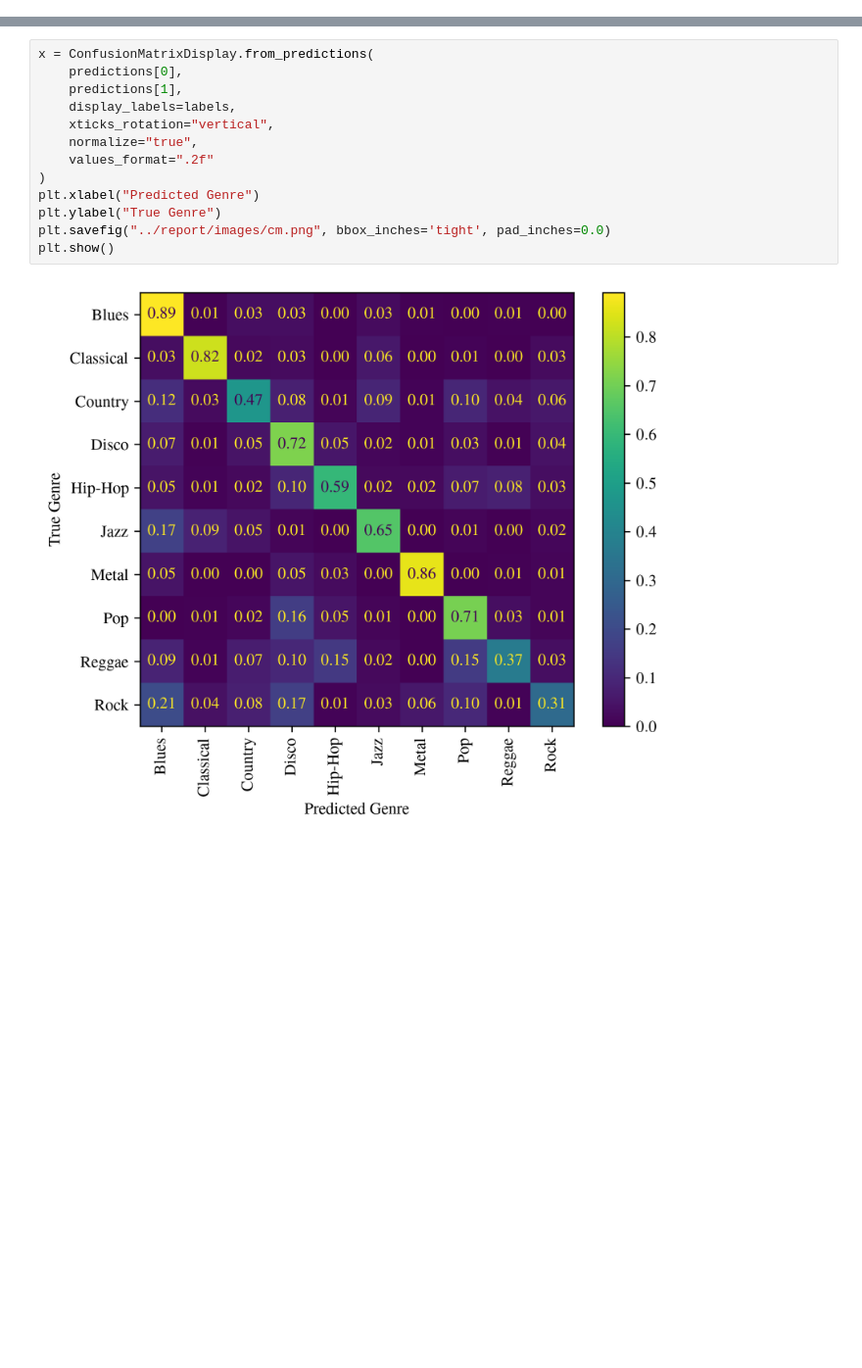
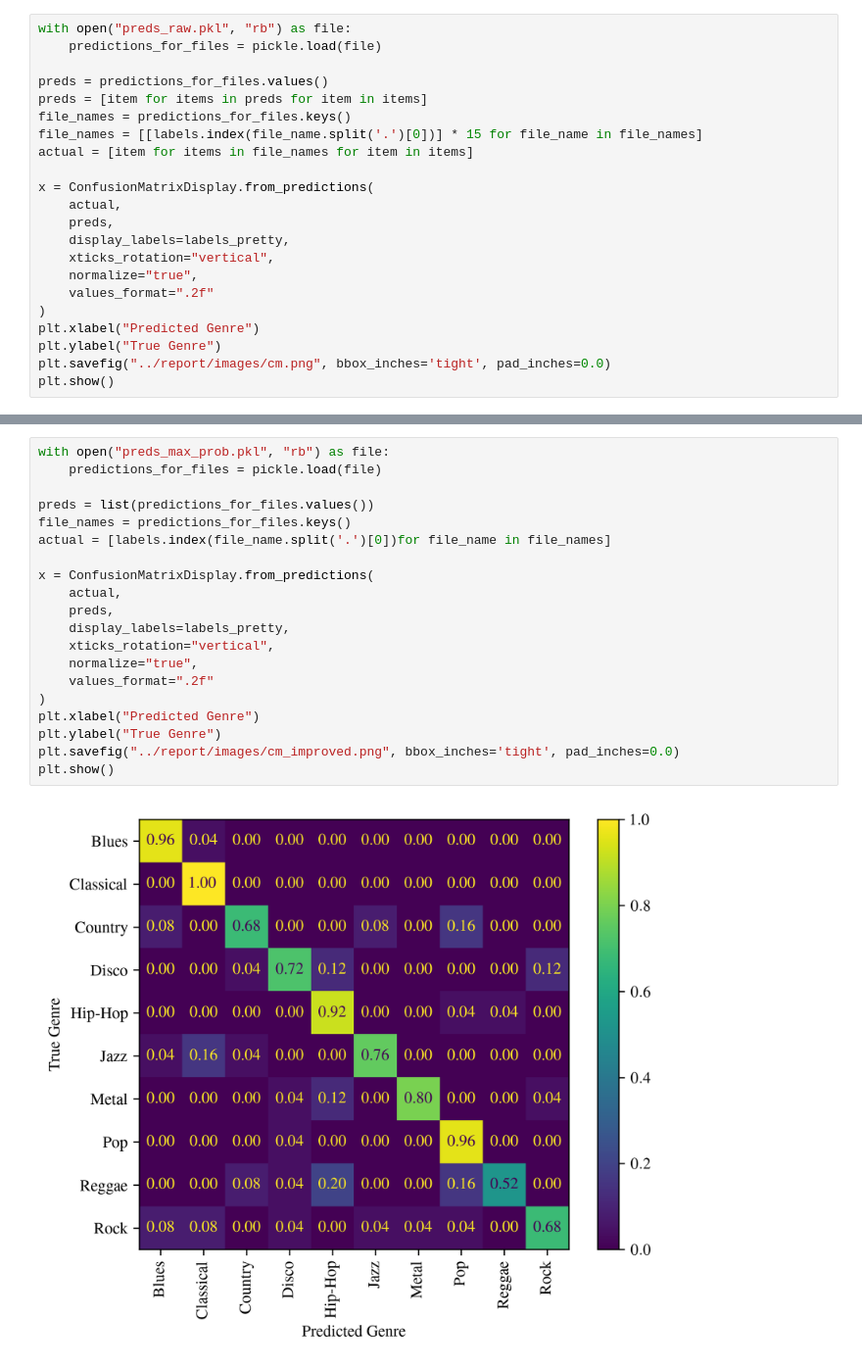
Before and after one commit to georgeherbert/music-genre-classification, a Jupyter notebook: notebooks/confusion_matrix.ipynb, the cells around one changed output, grey strips where cells are left out. Shown at 98% size. Cells and saved outputs as stored; diff of their text form; blank space fills up the shorter version.

```diff
--- a/notebooks/confusion_matrix.ipynb
+++ b/notebooks/confusion_matrix.ipynb
@@ -31,0 +29,22 @@ labels = [
+# %%
+with open("preds_raw.pkl", "rb") as file:
+    predictions_for_files = pickle.load(file)
+
+preds = predictions_for_files.values()
+preds = [item for items in preds for item in items]
+file_names = predictions_for_files.keys()
+file_names = [[labels.index(file_name.split('.')[0])] * 15 for file_name in file_names]
+actual = [item for items in file_names for item in items]
+
+x = ConfusionMatrixDisplay.from_predictions(
+    actual,
+    preds,
+    display_labels=labels_pretty,
+    xticks_rotation="vertical",
+    normalize="true",
+    values_format=".2f"
+)
+plt.xlabel("Predicted Genre")
+plt.ylabel("True Genre")
+plt.savefig("../report/images/cm.png", bbox_inches='tight', pad_inches=0.0)
+plt.show()
@@ -32,15 +53,22 @@ labels = [
 # %%
+with open("preds_max_prob.pkl", "rb") as file:
+    predictions_for_files = pickle.load(file)
+
+preds = list(predictions_for_files.values())
+file_names = predictions_for_files.keys()
+actual = [labels.index(file_name.split('.')[0])for file_name in file_names]
+
 x = ConfusionMatrixDisplay.from_predictions(
-    predictions[0],
-    predictions[1],
-    display_labels=labels,
+    actual,
+    preds,
+    display_labels=labels_pretty,
     xticks_rotation="vertical",
     normalize="true",
     values_format=".2f"
 )
 plt.xlabel("Predicted Genre")
 plt.ylabel("True Genre")
-plt.savefig("../report/images/cm.png", bbox_inches='tight', pad_inches=0.0)
+plt.savefig("../report/images/cm_improved.png", bbox_inches='tight', pad_inches=0.0)
 plt.show()
 # %% [output]
-[figure, old version]
+[figure, new version]
```
Also changed, not shown: parts of 3 cells of this notebook, 6 other files.
